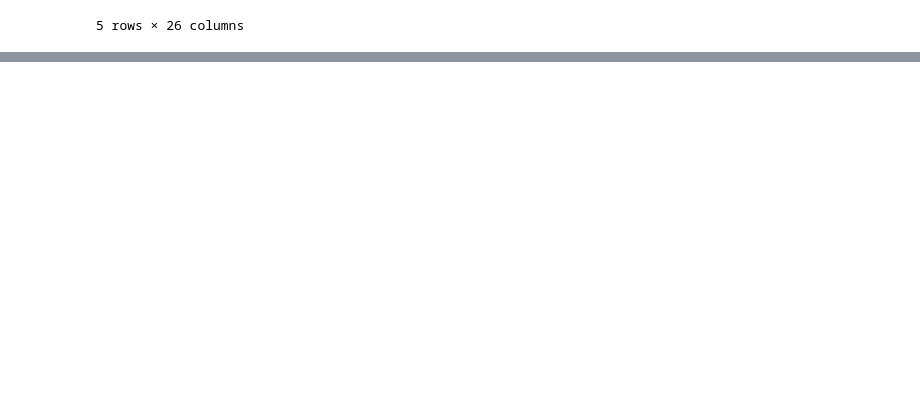
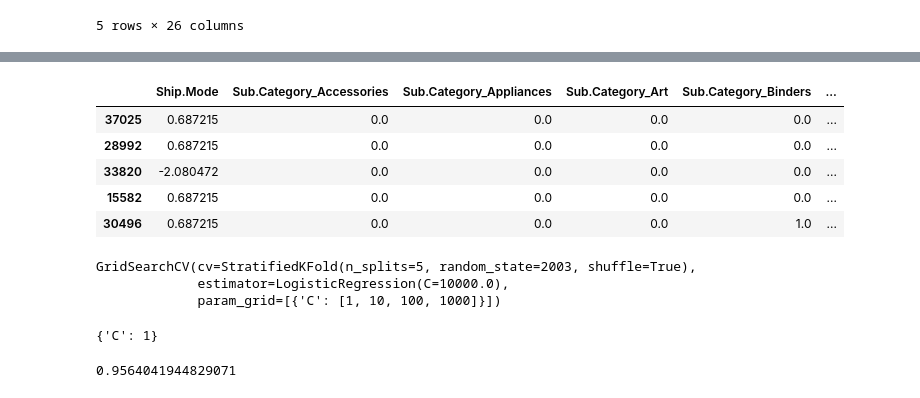
Before and after one commit to doughilton/MachineLearningLab-NYCDSA, a Jupyter notebook: DB/Machine_Learning_Lab.ipynb, the cells around one changed output, grey strips where cells are left out. Saved outputs shown, nothing was run; the diff lists cells and outputs as text; code cells hidden in the pictures; blank space fills up the shorter version.

Commit message:
Logisitic Model added

```diff
--- a/DB/Machine_Learning_Lab.ipynb
+++ b/DB/Machine_Learning_Lab.ipynb
@@ -116,0 +124,36 @@ combined.loc[combined['Returned'] == 'Yes'].groupby('Customer.ID').agg({'Returne
+# %%
+orders['Sales'] = orders['Sales'].apply(lambda x: x.replace('$', '').replace(',',''))
+# %%
+from sklearn.model_selection import train_test_split
+
+X_train, X_test, y_train, y_test = train_test_split(orders.loc[:, orders.columns != 'Returned'], orders['Returned'], random_state=2003)
+# %%
+from sklearn_pandas import DataFrameMapper
+from sklearn.impute import SimpleImputer
+from sklearn.pipeline import Pipeline
+from sklearn.preprocessing import LabelBinarizer
+from sklearn.preprocessing import StandardScaler
+from sklearn.preprocessing import OrdinalEncoder
+
+mapper = DataFrameMapper([
+    (['Ship.Mode'],[SimpleImputer(strategy='most_frequent'), OrdinalEncoder(), StandardScaler()]),
+    (['Sub.Category'], [SimpleImputer(strategy='most_frequent'), LabelBinarizer()]),
+    (['Market'], [SimpleImputer(strategy='most_frequent'), LabelBinarizer()]),
+    (['Sales'],[SimpleImputer(strategy='median'), StandardScaler()]),
+    (['Order.Priority'],[SimpleImputer(strategy='most_frequent'), OrdinalEncoder()]),
+    ], df_out=True)
+# %%
+pipe = Pipeline([
+    ('map', mapper),
+])
+# %%
+pipe = pipe.fit(X_train)
+X_train = pipe.transform(X_train)
+X_train.sample(5)
+# %% [output]
+|  | Ship.Mode | Sub.Category_Accessories | Sub.Category_Appliances | Sub.Category_Art | Sub.Category_Binders | ... |
+| 37025 | 0.687215 | 0.0 | 0.0 | 0.0 | 0.0 | ... |
+| 28992 | 0.687215 | 0.0 | 0.0 | 0.0 | 0.0 | ... |
+| 33820 | -2.080472 | 0.0 | 0.0 | 0.0 | 0.0 | ... |
+| 15582 | 0.687215 | 0.0 | 0.0 | 0.0 | 0.0 | ... |
+| 30496 | 0.687215 | 0.0 | 0.0 | 0.0 | 1.0 | ... |
@@ -116,0 +164,27 @@ combined.loc[combined['Returned'] == 'Yes'].groupby('Customer.ID').agg({'Returne
+# %%
+from sklearn.model_selection import StratifiedKFold
+from sklearn.preprocessing import StandardScaler
+from sklearn.model_selection import GridSearchCV
+
+kf5 = StratifiedKFold(n_splits=5, shuffle=True, random_state = 2003)
+
+ss = StandardScaler()
+Xs_train = ss.fit_transform( X_train )
+
+params_logit = [ {'C':[1, 10, 100, 1000]} ]
+
+grid_logistic = GridSearchCV( estimator = logistic, param_grid = params_logit, cv = kf5)
+
+grid_logistic.fit(Xs_train, y_train)
+# %% [output]
+GridSearchCV(cv=StratifiedKFold(n_splits=5, random_state=2003, shuffle=True),
+             estimator=LogisticRegression(C=10000.0),
+             param_grid=[{'C': [1, 10, 100, 1000]}])
+# %%
+grid_logistic.best_params_
+# %% [output]
+{'C': 1}
+# %%
+grid_logistic.best_score_
+# %% [output]
+0.9564041944829071
```
Also changed, not shown: parts of 17 cells of this notebook.
